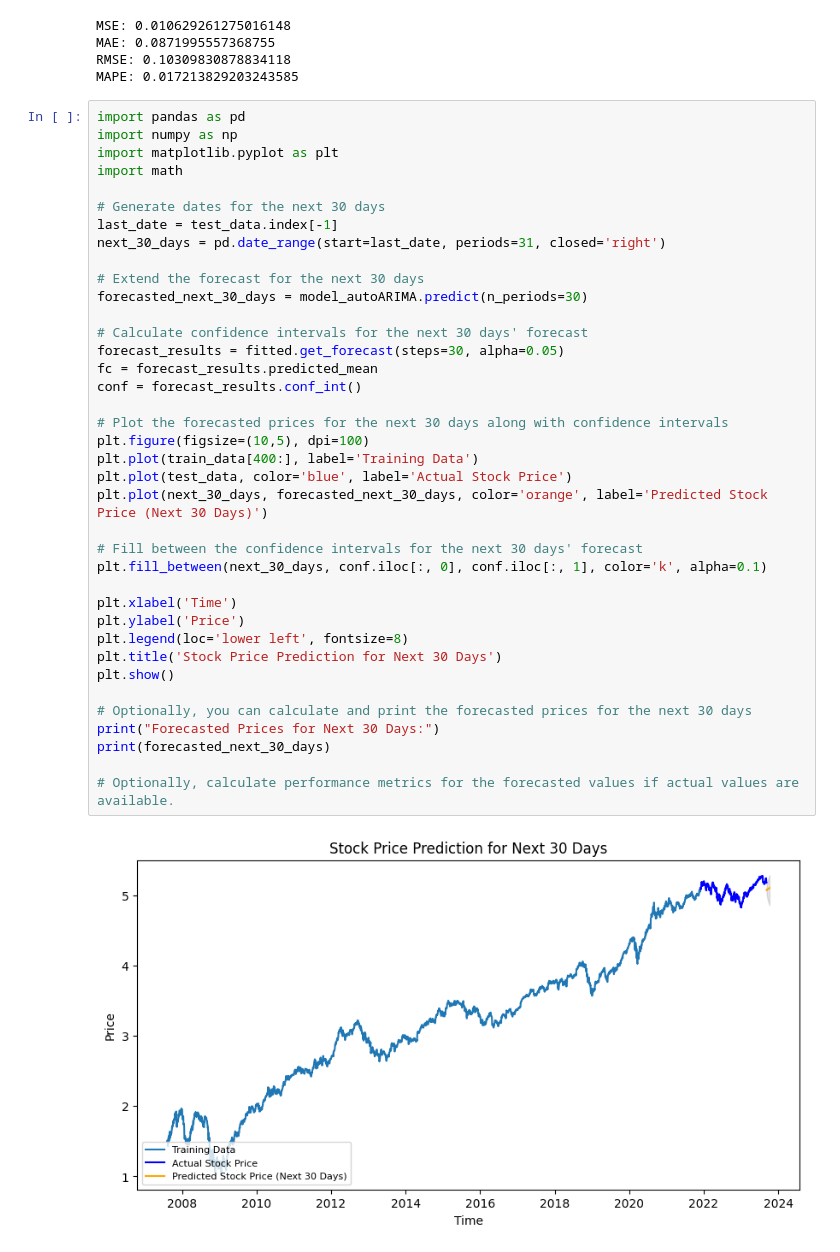
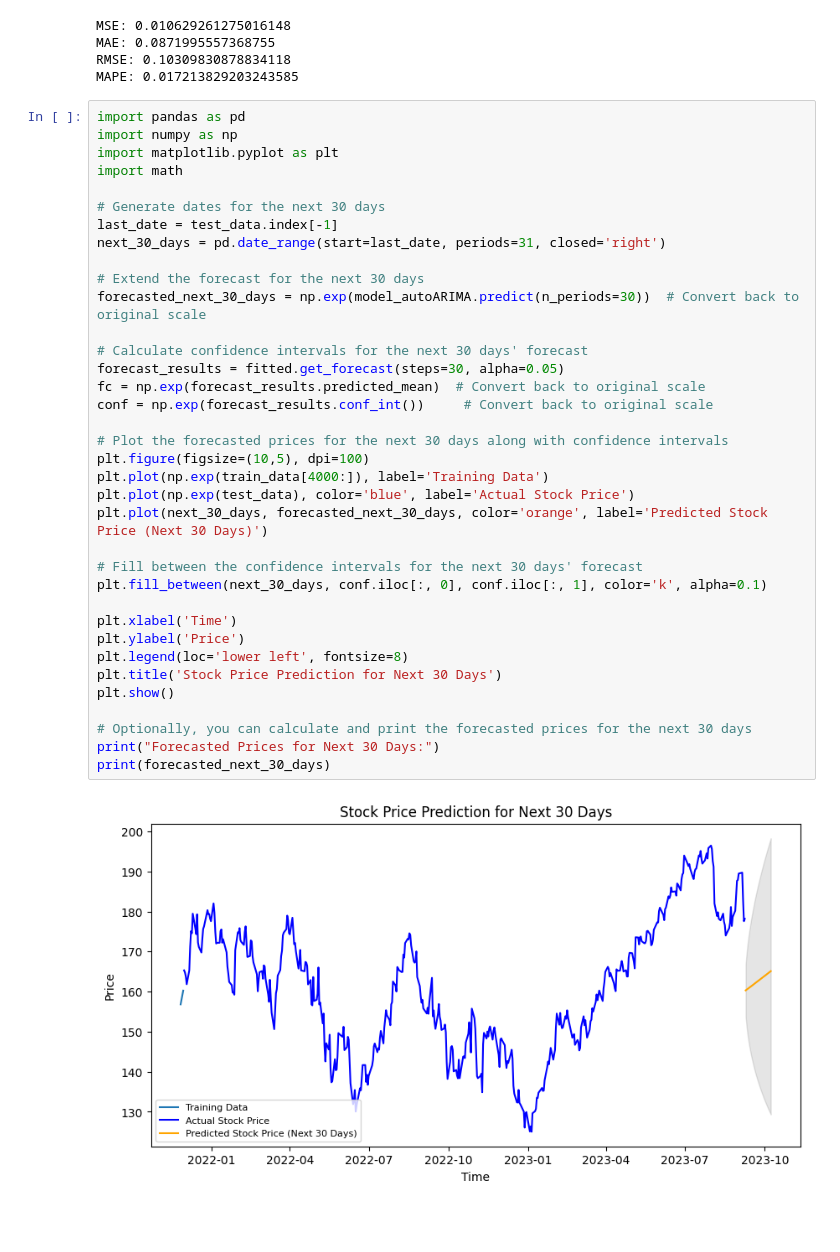
Before and after one commit to erendagasan/Eren-Dagasan-Personal, a Jupyter notebook: ARMIS.ipynb, the cells around one changed output. Drawn from its saved outputs; the diff is of its cells as text; blank space fills up the shorter version.

```diff
--- a/ARMIS.ipynb
+++ b/ARMIS.ipynb
@@ -249,39 +249,37 @@ import pandas as pd
 import numpy as np
 import matplotlib.pyplot as plt
 import math
 
 # Generate dates for the next 30 days
 last_date = test_data.index[-1]
 next_30_days = pd.date_range(start=last_date, periods=31, closed='right')
 
 # Extend the forecast for the next 30 days
-forecasted_next_30_days = model_autoARIMA.predict(n_periods=30)
+forecasted_next_30_days = np.exp(model_autoARIMA.predict(n_periods=30))  # Convert back to original scale
 
 # Calculate confidence intervals for the next 30 days' forecast
 forecast_results = fitted.get_forecast(steps=30, alpha=0.05)
-fc = forecast_results.predicted_mean
-conf = forecast_results.conf_int()
+fc = np.exp(forecast_results.predicted_mean)  # Convert back to original scale
+conf = np.exp(forecast_results.conf_int())     # Convert back to original scale
 
 # Plot the forecasted prices for the next 30 days along with confidence intervals
 plt.figure(figsize=(10,5), dpi=100)
-plt.plot(train_data[400:], label='Training Data')
-plt.plot(test_data, color='blue', label='Actual Stock Price')
+plt.plot(np.exp(train_data[4000:]), label='Training Data')
+plt.plot(np.exp(test_data), color='blue', label='Actual Stock Price')
 plt.plot(next_30_days, forecasted_next_30_days, color='orange', label='Predicted Stock Price (Next 30 Days)')
 
 # Fill between the confidence intervals for the next 30 days' forecast
 plt.fill_between(next_30_days, conf.iloc[:, 0], conf.iloc[:, 1], color='k', alpha=0.1)
 
 plt.xlabel('Time')
 plt.ylabel('Price')
 plt.legend(loc='lower left', fontsize=8)
 plt.title('Stock Price Prediction for Next 30 Days')
 plt.show()
 
 # Optionally, you can calculate and print the forecasted prices for the next 30 days
 print("Forecasted Prices for Next 30 Days:")
 print(forecasted_next_30_days)
-
-# Optionally, calculate performance metrics for the forecasted values if actual values are available.
 # %% [output]
-[figure, old version]
+[figure, new version]
 Forecasted Prices for Next 30 Days:
```
Also changed, not shown: parts of 2 cells of this notebook.
